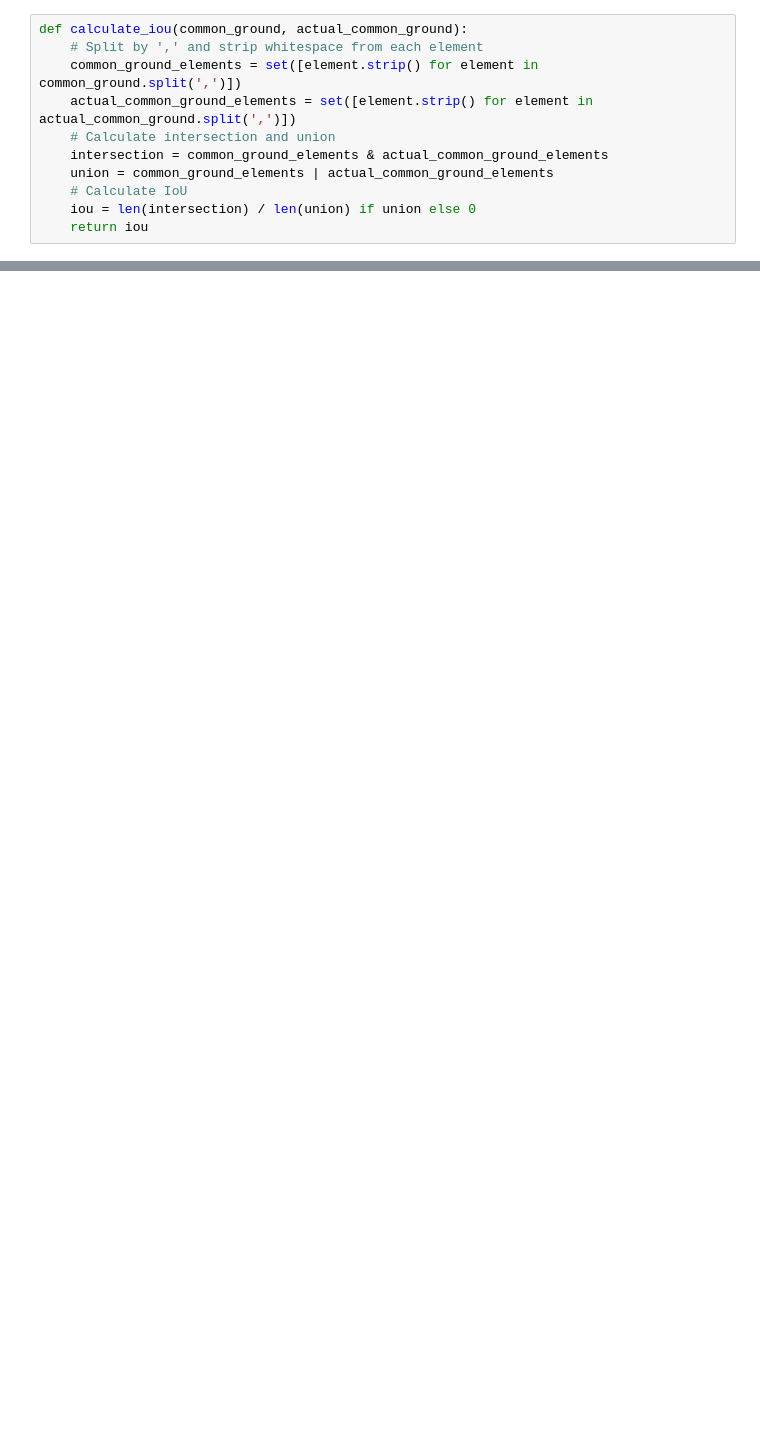
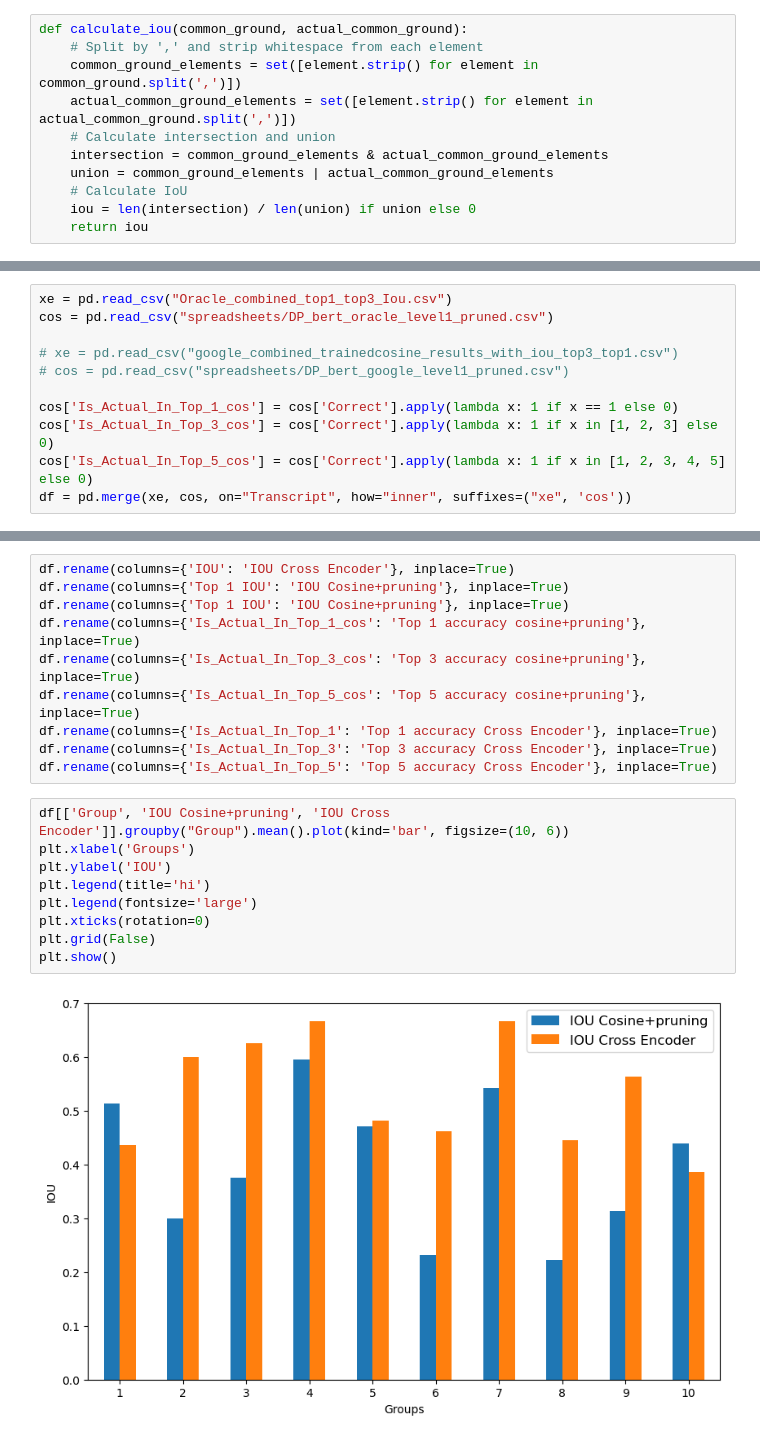
Before and after one commit to Videepvv/XE, a Jupyter notebook: XE_DP.ipynb, the cells around one changed output, grey strips where cells are left out. Drawn from its saved outputs; the diff is of its cells as text; blank space fills up the shorter version.

```diff
--- a/XE_DP.ipynb
+++ b/XE_DP.ipynb
@@ -137,0 +377,11 @@ sum(iou)/len(iou)
+# %%
+xe = pd.read_csv("Oracle_combined_top1_top3_Iou.csv")
+cos = pd.read_csv("spreadsheets/DP_bert_oracle_level1_pruned.csv")
+
+# xe = pd.read_csv("google_combined_trainedcosine_results_with_iou_top3_top1.csv")
+# cos = pd.read_csv("spreadsheets/DP_bert_google_level1_pruned.csv")
+
+cos['Is_Actual_In_Top_1_cos'] = cos['Correct'].apply(lambda x: 1 if x == 1 else 0)
+cos['Is_Actual_In_Top_3_cos'] = cos['Correct'].apply(lambda x: 1 if x in [1, 2, 3] else 0)
+cos['Is_Actual_In_Top_5_cos'] = cos['Correct'].apply(lambda x: 1 if x in [1, 2, 3, 4, 5] else 0)
+df = pd.merge(xe, cos, on="Transcript", how="inner", suffixes=("xe", 'cos'))
@@ -137,0 +400,21 @@ sum(iou)/len(iou)
+# %%
+df.rename(columns={'IOU': 'IOU Cross Encoder'}, inplace=True)
+df.rename(columns={'Top 1 IOU': 'IOU Cosine+pruning'}, inplace=True)
+df.rename(columns={'Top 1 IOU': 'IOU Cosine+pruning'}, inplace=True)
+df.rename(columns={'Is_Actual_In_Top_1_cos': 'Top 1 accuracy cosine+pruning'}, inplace=True)
+df.rename(columns={'Is_Actual_In_Top_3_cos': 'Top 3 accuracy cosine+pruning'}, inplace=True)
+df.rename(columns={'Is_Actual_In_Top_5_cos': 'Top 5 accuracy cosine+pruning'}, inplace=True)
+df.rename(columns={'Is_Actual_In_Top_1': 'Top 1 accuracy Cross Encoder'}, inplace=True)
+df.rename(columns={'Is_Actual_In_Top_3': 'Top 3 accuracy Cross Encoder'}, inplace=True)
+df.rename(columns={'Is_Actual_In_Top_5': 'Top 5 accuracy Cross Encoder'}, inplace=True)
+# %%
+df[['Group', 'IOU Cosine+pruning', 'IOU Cross Encoder']].groupby("Group").mean().plot(kind='bar', figsize=(10, 6))
+plt.xlabel('Groups')
+plt.ylabel('IOU')
+plt.legend(title='hi')
+plt.legend(fontsize='large')
+plt.xticks(rotation=0)
+plt.grid(False)
+plt.show()
+# %% [output]
+[figure, added]
```
Also changed, not shown: parts of 45 cells of this notebook, 1 other file.
